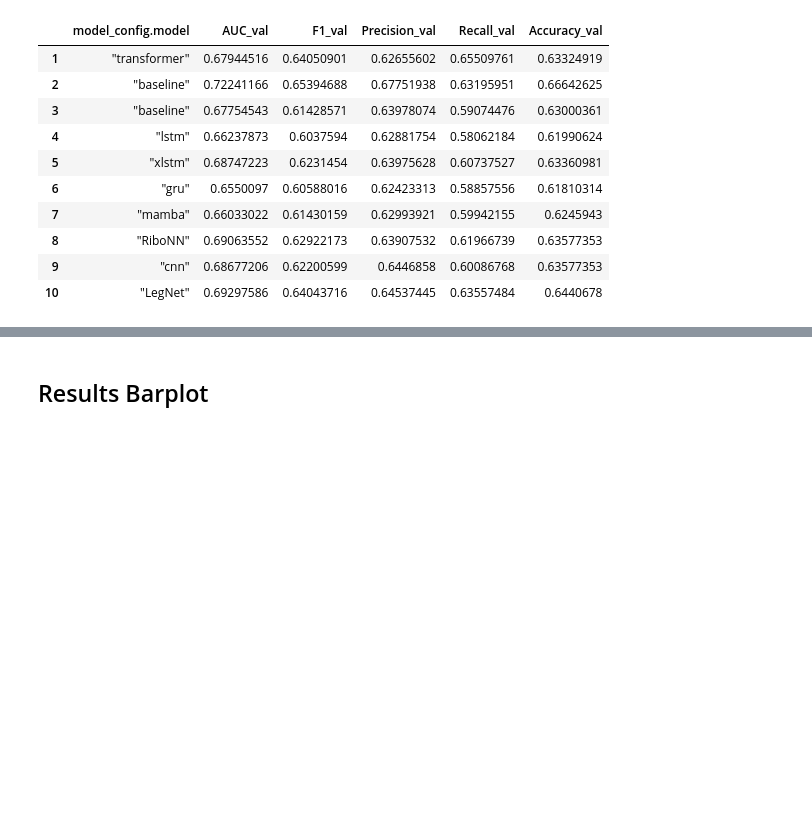
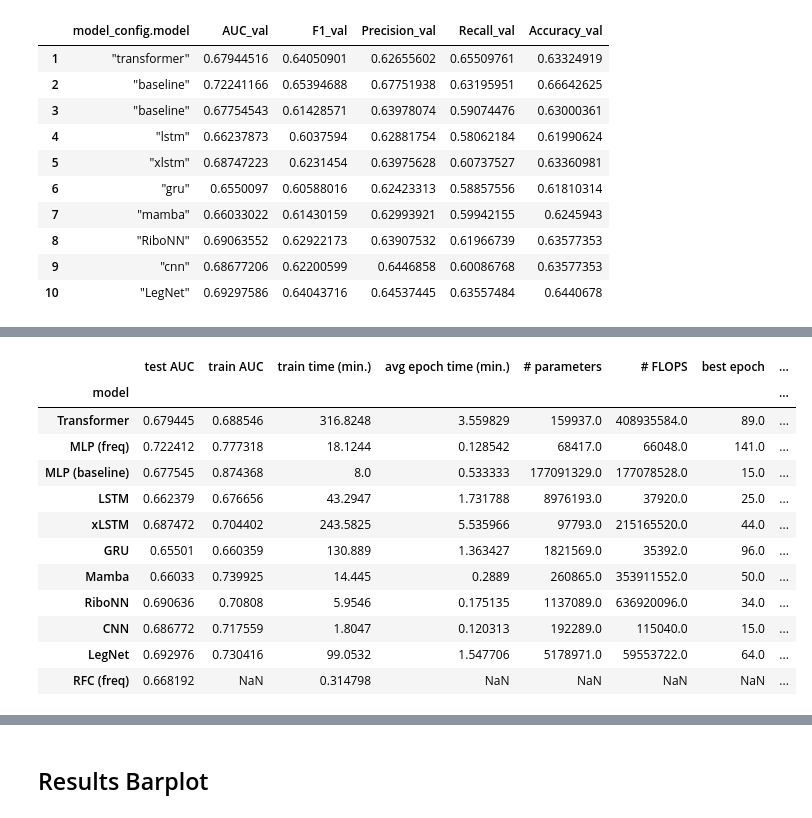
Before and after one commit to f-krause/master-thesis, a Jupyter notebook: experiments/visualisation/benchmark_test_results.ipynb, the cells around one changed output, grey strips where cells are left out. Drawn from its saved outputs; the diff is of its cells as text; code cells hidden in the pictures; blank space fills up the shorter version.

```diff
--- a/experiments/visualisation/benchmark_test_results.ipynb
+++ b/experiments/visualisation/benchmark_test_results.ipynb
@@ -195 +197,17 @@ df = df[['test AUC', 'val AUC (tuning)', 'train AUC', 'train time (min.)', 'avg
+# %%
+df
+# %% [output]
+|  | test AUC | train AUC | train time (min.) | avg epoch time (min.) | # parameters | # FLOPS | best epoch | ... |
+| model |  |  |  |  |  |  |  | ... |
+| Transformer | 0.679445 | 0.688546 | 316.8248 | 3.559829 | 159937.0 | 408935584.0 | 89.0 | ... |
+| MLP (freq) | 0.722412 | 0.777318 | 18.1244 | 0.128542 | 68417.0 | 66048.0 | 141.0 | ... |
+| MLP (baseline) | 0.677545 | 0.874368 | 8.0 | 0.533333 | 177091329.0 | 177078528.0 | 15.0 | ... |
+| LSTM | 0.662379 | 0.676656 | 43.2947 | 1.731788 | 8976193.0 | 37920.0 | 25.0 | ... |
+| xLSTM | 0.687472 | 0.704402 | 243.5825 | 5.535966 | 97793.0 | 215165520.0 | 44.0 | ... |
+| GRU | 0.65501 | 0.660359 | 130.889 | 1.363427 | 1821569.0 | 35392.0 | 96.0 | ... |
+| Mamba | 0.66033 | 0.739925 | 14.445 | 0.2889 | 260865.0 | 353911552.0 | 50.0 | ... |
+| RiboNN | 0.690636 | 0.70808 | 5.9546 | 0.175135 | 1137089.0 | 636920096.0 | 34.0 | ... |
+| CNN | 0.686772 | 0.717559 | 1.8047 | 0.120313 | 192289.0 | 115040.0 | 15.0 | ... |
+| LegNet | 0.692976 | 0.730416 | 99.0532 | 1.547706 | 5178971.0 | 59553722.0 | 64.0 | ... |
+| RFC (freq) | 0.668192 | NaN | 0.314798 | NaN | NaN | NaN | NaN | ... |
 # %%
```
Also changed, not shown: parts of 15 cells of this notebook.
